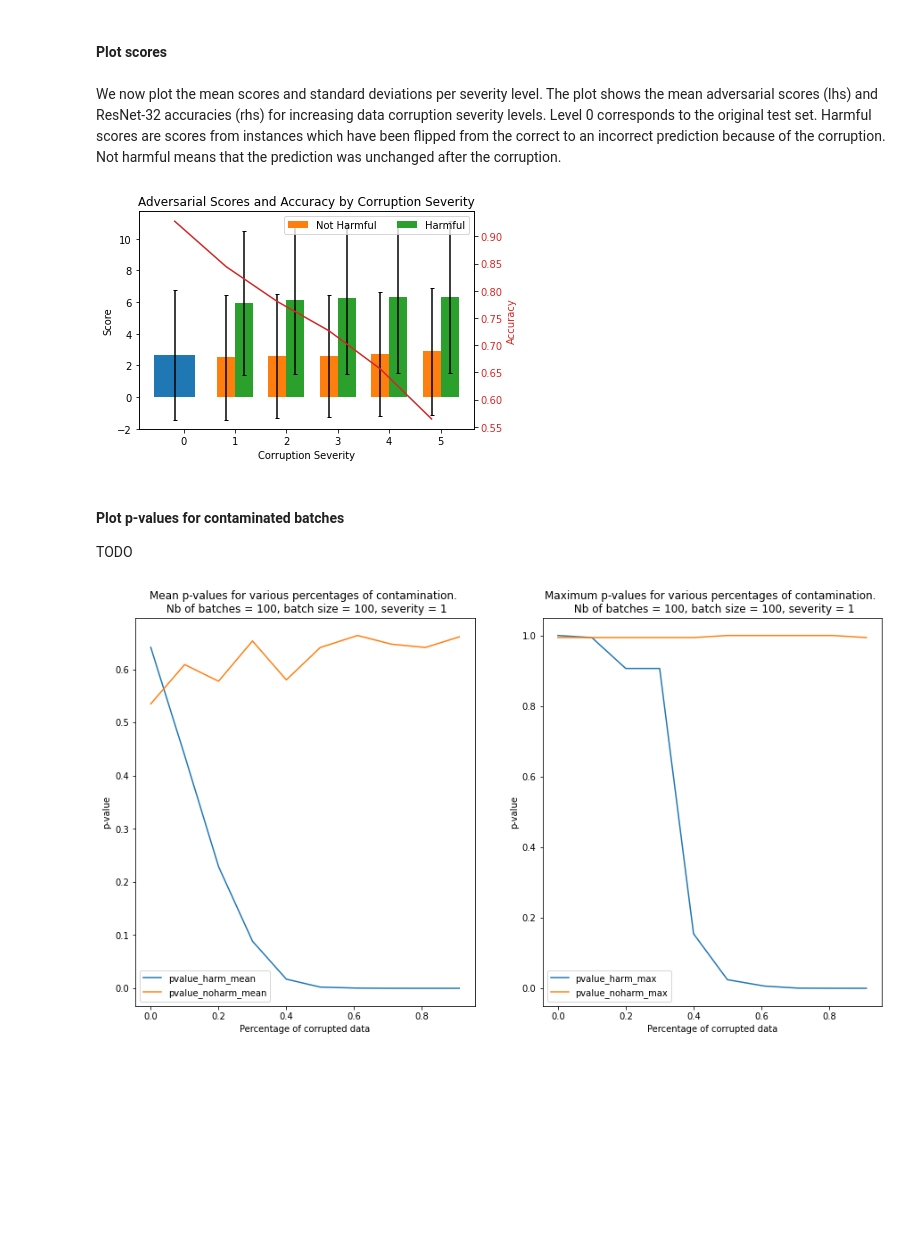
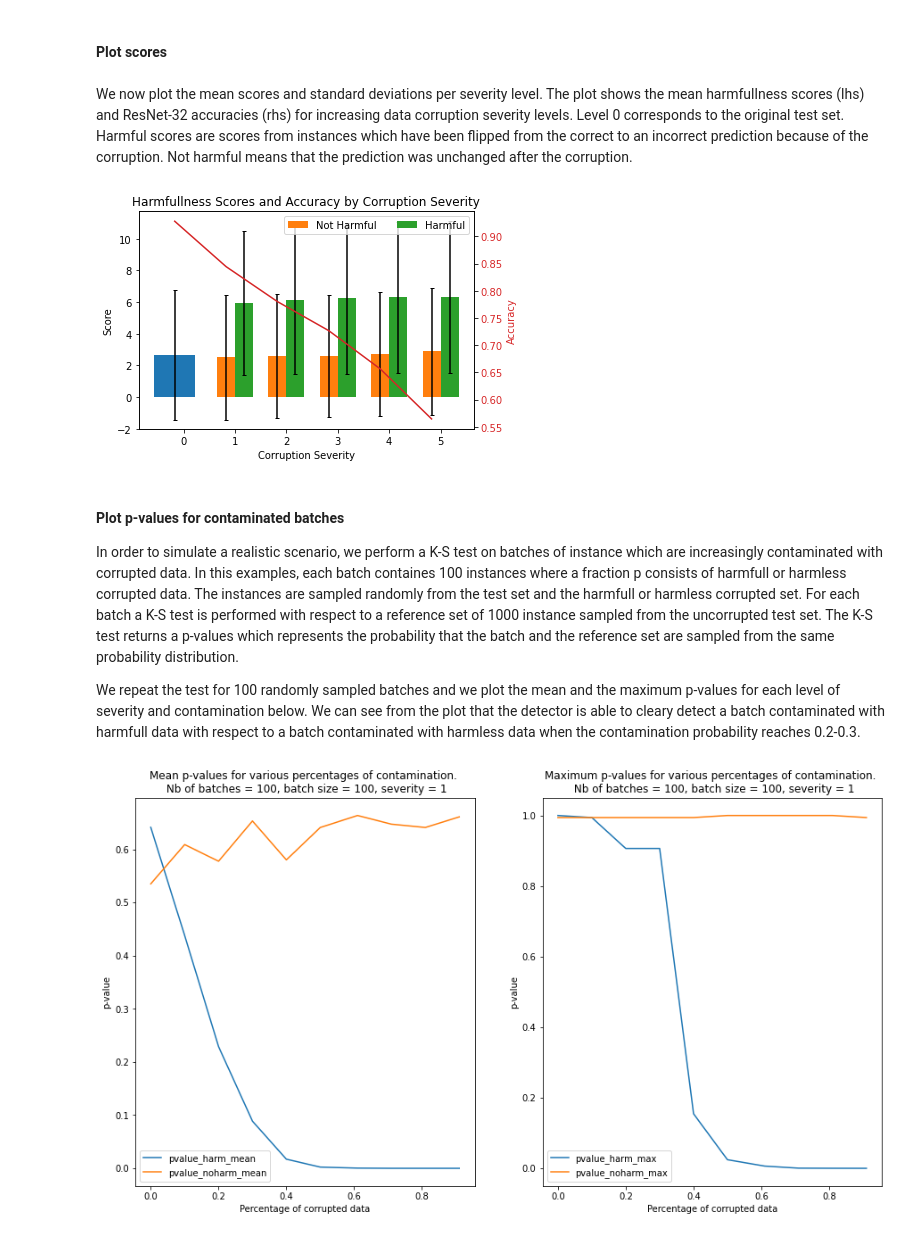
Before and after one commit to SeldonIO/alibi-detect, a Jupyter notebook: examples/cd_harmfulness_detection_cifar10.ipynb, the cells around one changed output. Cells and saved outputs as stored; diff of their text form; code cells hidden in the pictures; blank space fills up the shorter version.

```diff
--- a/examples/cd_harmfulness_detection_cifar10.ipynb
+++ b/examples/cd_harmfulness_detection_cifar10.ipynb
@@ -343,7 +344,7 @@ Compute p-values
 # %% [markdown]
 #### Plot scores
 # %% [markdown]
-We now plot the mean scores and standard deviations per severity level. The plot shows the mean adversarial scores (lhs) and ResNet-32 accuracies (rhs) for increasing data corruption severity levels. Level 0 corresponds to the original test set. Harmful scores  are scores from instances which have been flipped from the correct to an incorrect prediction because of the corruption. Not harmful means that the prediction was unchanged after the corruption.
+We now plot the mean scores and standard deviations per severity level. The plot shows the mean harmfullness scores (lhs) and ResNet-32 accuracies (rhs) for increasing data corruption severity levels. Level 0 corresponds to the original test set. Harmful scores  are scores from instances which have been flipped from the correct to an incorrect prediction because of the corruption. Not harmful means that the prediction was unchanged after the corruption.
 # %%
 mu_noharm, std_noharm = [], []
 mu_harm, std_harm = [], []
@@ -357,37 +358,39 @@ for k, v in score_drift.items():
 # %%
 plot_labels = ['0', '1', '2', '3', '4', '5']
 
 N = 6
 ind = np.arange(N)
 width = .35
 
 fig_bar_cd, ax = plt.subplots()
 ax2 = ax.twinx()
 
 p0 = ax.bar(ind[0], score_x.mean(), yerr=score_x.std(), capsize=2)
 p1 = ax.bar(ind[1:], mu_noharm, width, yerr=std_noharm, capsize=2)
 p2 = ax.bar(ind[1:] + width, mu_harm, width, yerr=std_harm, capsize=2)
 
-ax.set_title('Adversarial Scores and Accuracy by Corruption Severity')
+ax.set_title('Harmfullness Scores and Accuracy by Corruption Severity')
 ax.set_xticks(ind + width / 2)
 ax.set_xticklabels(plot_labels)
 ax.set_ylim((-2))
 ax.legend((p1[0], p2[0]), ('Not Harmful', 'Harmful'), loc='upper right', ncol=2)
 ax.set_ylabel('Score')
 ax.set_xlabel('Corruption Severity')
 
 color = 'tab:red'
 ax2.set_ylabel('Accuracy', color=color)
 ax2.plot(acc, color=color)
 ax2.tick_params(axis='y', labelcolor=color)
 
 plt.show()
 # %% [output]
-[figure, old version]
+[figure, new version]
-# %% [markdown]
-#### Plot p-values for contaminated batches
-
-TODO
+# %% [markdown]
+#### Plot p-values for contaminated batches
+
+In order to simulate a realistic scenario, we perform a K-S test on batches of instance which are increasingly contaminated with corrupted data. In this examples, each batch containes 100 instances where a fraction p consists of harmfull or harmless corrupted data. The instances are sampled randomly from the test set and the harmfull or harmless corrupted set. For each batch a K-S test is performed with respect to a reference set of 1000 instance sampled from the uncorrupted test set. The K-S test returns a p-values which represents the probability that the batch and the reference set are sampled from the same probability distribution.
+
+We repeat the test for 100 randomly sampled batches and we plot the mean and the maximum p-values for each level of severity and contamination below. We can see from the plot that the detector is able to cleary detect a batch contaminated with harmfull data with respect to a batch contaminated with harmless data when the contamination probability reaches 0.2-0.3.
 # %%
 for s in severities:
     nrows = 1
```
Also changed, not shown: parts of 3 cells of this notebook.
